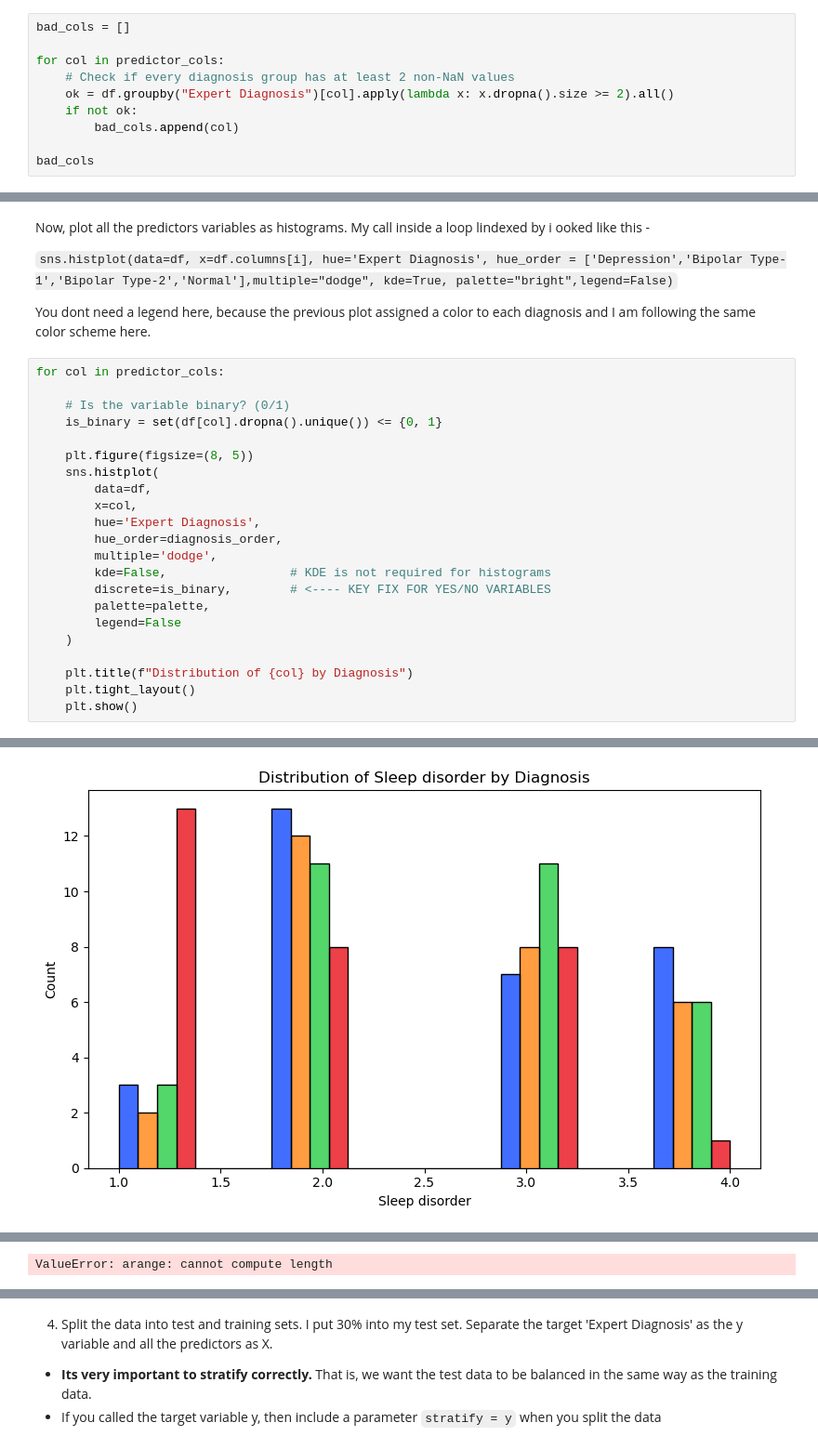
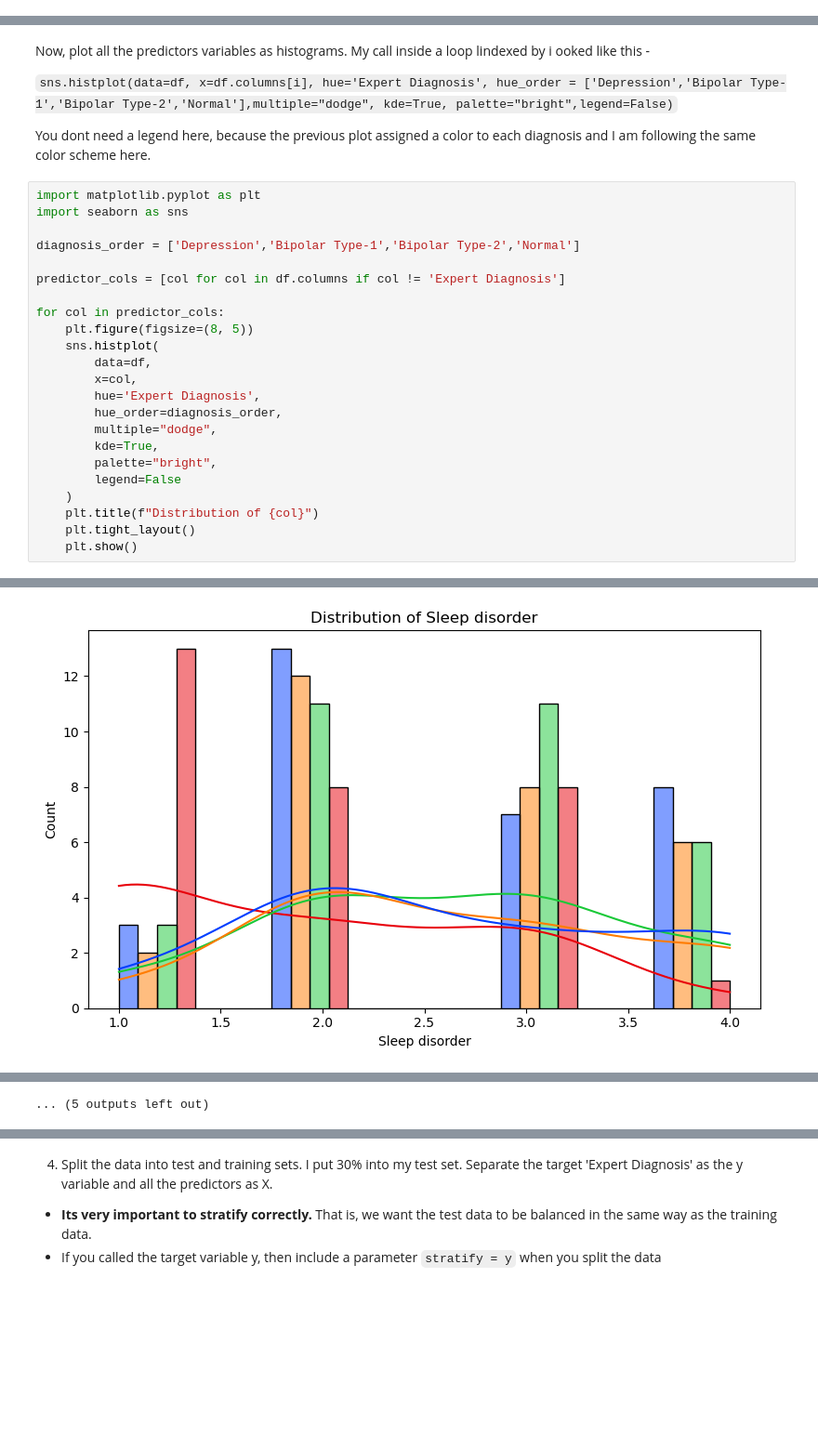
Before and after one commit to msarwate30/cogs105-homework, a Jupyter notebook: Homework4/Assignment4.ipynb, the cells around one changed output, grey strips where cells are left out. Shown at 93% size. Saved outputs shown, nothing was run; the diff lists cells and outputs as text; blank space fills up the shorter version.

```diff
--- a/Homework4/Assignment4.ipynb
+++ b/Homework4/Assignment4.ipynb
@@ -201,13 +179,3 @@ plt.ylabel("Number of Patients")
 plt.show()
 # %% [output]
 [figure]
-# %%
-bad_cols = []
-
-for col in predictor_cols:
-    # Check if every diagnosis group has at least 2 non-NaN values
-    ok = df.groupby("Expert Diagnosis")[col].apply(lambda x: x.dropna().size >= 2).all()
-    if not ok:
-        bad_cols.append(col)
-
-bad_cols
@@ -229,25 +186,26 @@ Now, plot all the predictors variables as histograms. My call inside a loop lind
 
 You dont need a legend here, because the previous plot assigned a color to each diagnosis and I am following the same color scheme here.
 # %%
+import matplotlib.pyplot as plt
+import seaborn as sns
+
+diagnosis_order = ['Depression','Bipolar Type-1','Bipolar Type-2','Normal']
+
+predictor_cols = [col for col in df.columns if col != 'Expert Diagnosis']
+
 for col in predictor_cols:
-
-    # Is the variable binary? (0/1)
-    is_binary = set(df[col].dropna().unique()) <= {0, 1}
-
     plt.figure(figsize=(8, 5))
     sns.histplot(
         data=df,
         x=col,
         hue='Expert Diagnosis',
         hue_order=diagnosis_order,
-        multiple='dodge',
-        kde=False,                 # KDE is not required for histograms
-        discrete=is_binary,        # <---- KEY FIX FOR YES/NO VARIABLES
-        palette=palette,
+        multiple="dodge",
+        kde=True,
+        palette="bright",
         legend=False
     )
-
-    plt.title(f"Distribution of {col} by Diagnosis")
+    plt.title(f"Distribution of {col}")
     plt.tight_layout()
     plt.show()
 # %% [output]
@@ -257 +215 @@ for col in predictor_cols:
-[figure, old version]
+[figure, new version]
@@ -258 +224 @@ for col in predictor_cols:
-ValueError: arange: cannot compute length
+... (5 outputs left out)
```
Also changed, not shown: parts of 10 cells of this notebook.
